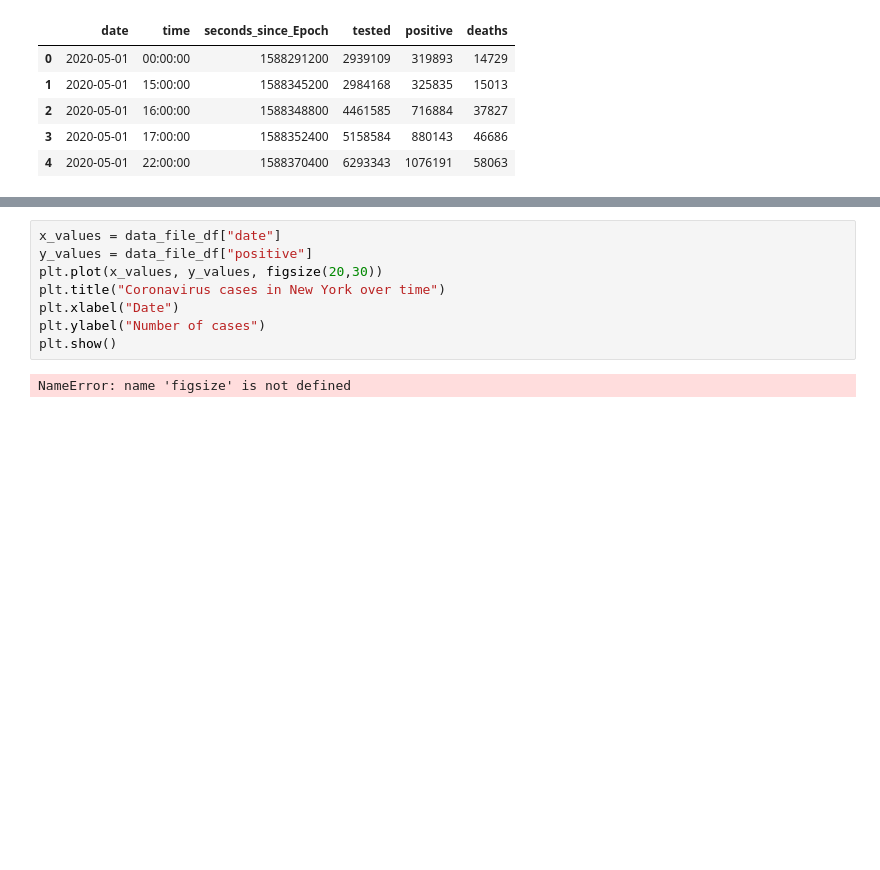
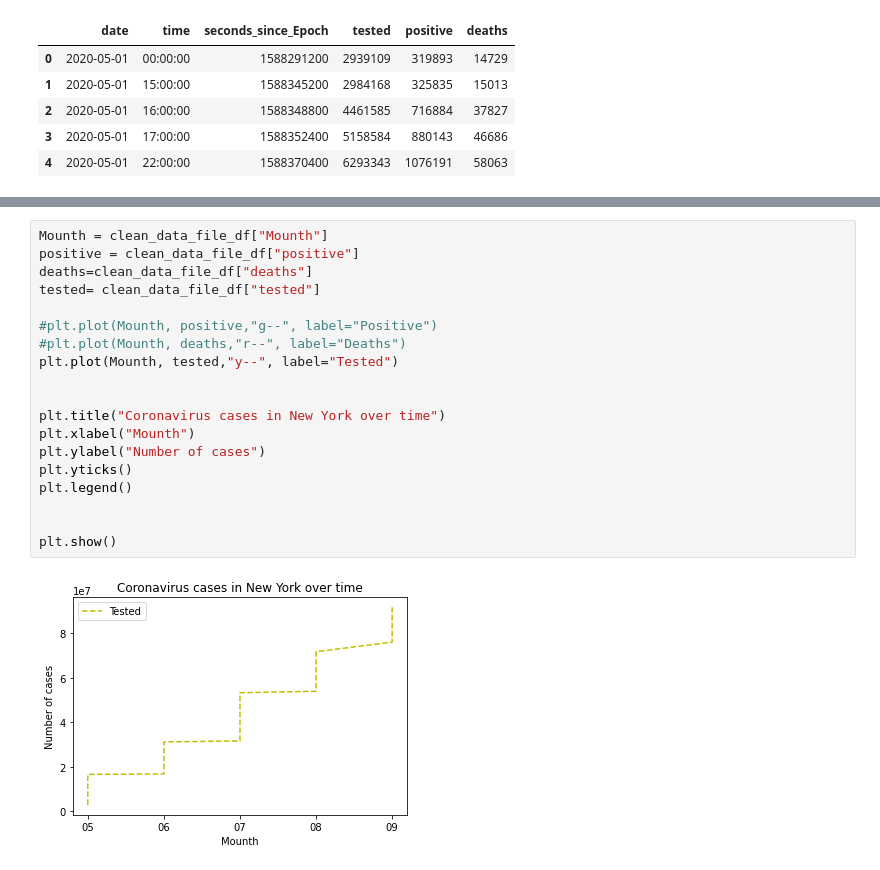
Before and after one commit to cesar3963/Covid-Vs-NYPD-Crime-, a Jupyter notebook: Covid-19 Data.ipynb, the cells around one changed output, grey strips where cells are left out. Cells and saved outputs as stored; diff of their text form; blank space fills up the shorter version.

```diff
--- a/Covid-19 Data.ipynb
+++ b/Covid-19 Data.ipynb
@@ -16,10 +58,21 @@ data_file_df.head()
 # %%
-x_values = data_file_df["date"]
-y_values = data_file_df["positive"]
-plt.plot(x_values, y_values, figsize(20,30))
+Mounth = clean_data_file_df["Mounth"]
+positive = clean_data_file_df["positive"]
+deaths=clean_data_file_df["deaths"]
+tested= clean_data_file_df["tested"]
+
+#plt.plot(Mounth, positive,"g--", label="Positive")
+#plt.plot(Mounth, deaths,"r--", label="Deaths")
+plt.plot(Mounth, tested,"y--", label="Tested")
+
+
 plt.title("Coronavirus cases in New York over time")
-plt.xlabel("Date")
+plt.xlabel("Mounth")
 plt.ylabel("Number of cases")
+plt.yticks()
+plt.legend()
+
+
 plt.show()
 # %% [output]
-NameError: name 'figsize' is not defined
+[figure, added]
```
Also changed, not shown: parts of 4 cells of this notebook, 2 other files.
